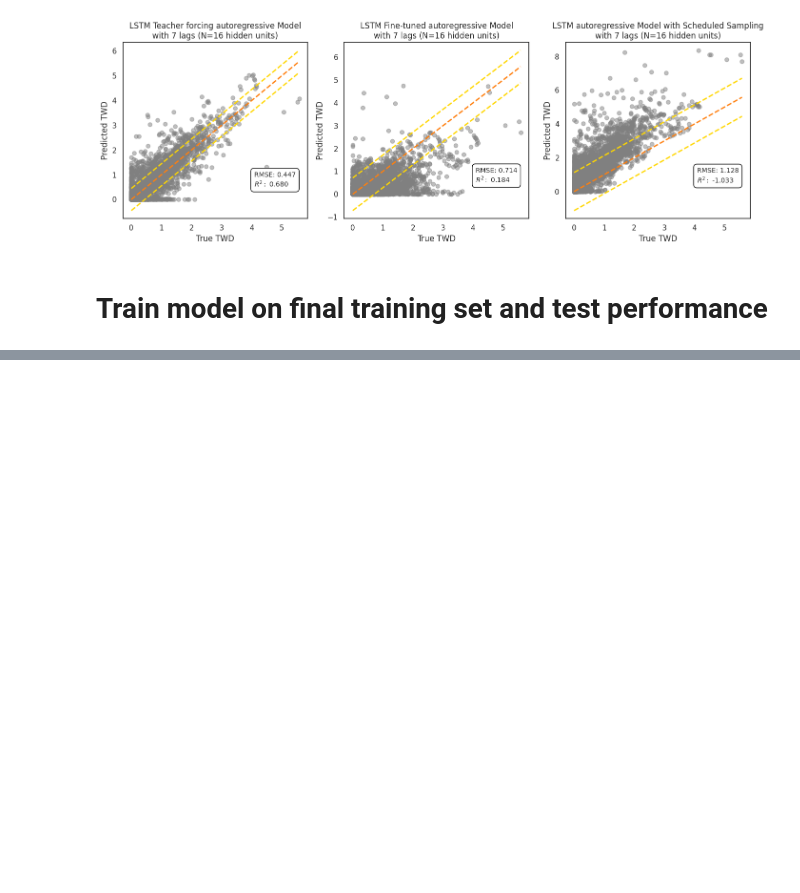
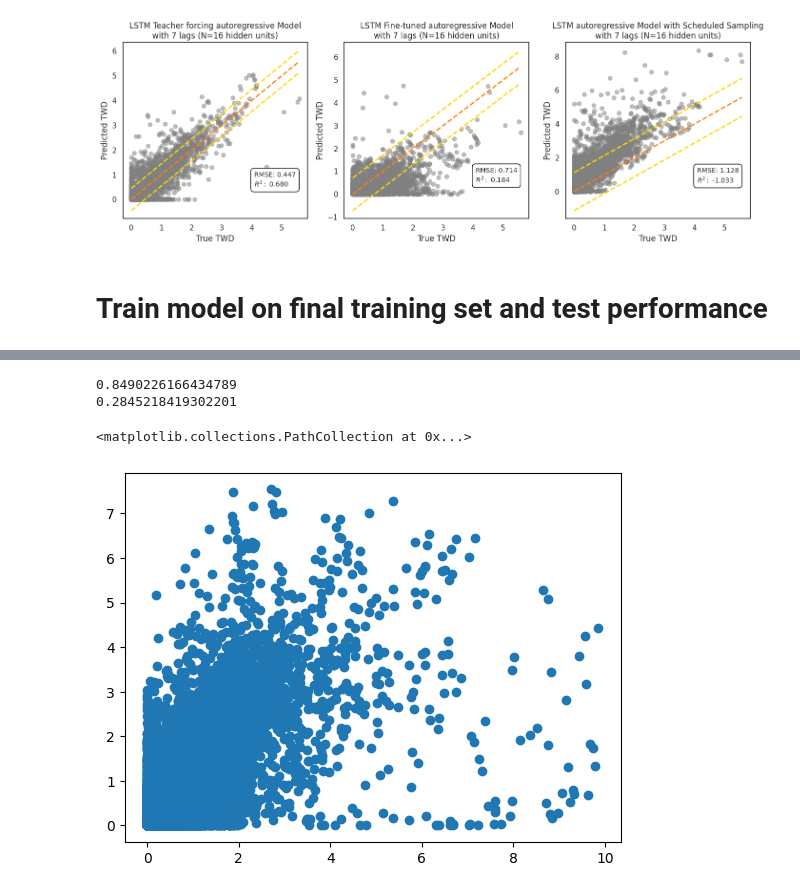
Before and after one commit to PinaColadast/eth-capstone-treewater-deficit, a Jupyter notebook: 03_RNN_models_at_training_7_day.ipynb, the cells around one changed output, grey strips where cells are left out. Cells and saved outputs as stored; diff of their text form; code cells hidden in the pictures; blank space fills up the shorter version.

Commit message:
add final performance for LSTM

```diff
--- a/03_RNN_models_at_training_7_day.ipynb
+++ b/03_RNN_models_at_training_7_day.ipynb
@@ -1069,6 +1059,6 @@ hidden_unit_size = 32
 model_at_final = build_autoregressive_model_lstm(train_X_ts_at, train_day_feat_X_at, train_static_X_ts_at, lag_n, hidden_unit = hidden_unit_size)
 history_at_final = model_at_final.fit(
     train_ds_final_at,
-    epochs=50,
+    epochs=70,
     validation_data=val_ds_final_at,
 )
@@ -1092,0 +1102,14 @@ df_final_test_performance.to_csv(os.path.join(model_performance_path, f"LSTM_at_
+# %%
+# Recursive predictions remain the same
+y_true_1day_final = test_y_final_at.numpy().copy()
+test_y_pred_final_at, test_y_final_at_recursive = utils.compute_recursive_predictions_fast_LSTM(
+    model_at_final, test_df_final_at,
+    feature_window_size=lag_n, label_window_size=1,
+    shift=1, config=config, batch_size=128
+)
+
+# Undo the log transform
+y_pred_1day_final = clip_and_inverse_log2_transform(y_pred_1day_final)
+y_true_1day_final = clip_and_inverse_log2_transform(y_true_1day_final)
+test_y_pred_final_at = clip_and_inverse_log2_transform(test_y_pred_final_at)
+test_y_final_at_recursive = clip_and_inverse_log2_transform(test_y_final_at_recursive)
@@ -1092,0 +1125,13 @@ df_final_test_performance.to_csv(os.path.join(model_performance_path, f"LSTM_at_
+# %%
+rmse_test_at_final = root_mean_squared_error(test_y_final_at_recursive, test_y_pred_final_at)
+r2_test_at_final = r2_score(test_y_final_at_recursive, test_y_pred_final_at)
+
+print(rmse_test_at_final)
+print(r2_test_at_final)
+
+plt.scatter(test_y_final_at_recursive, test_y_pred_final_at)
+# %% [output]
+0.8490226166434789
+0.2845218419302201
+<matplotlib.collections.PathCollection at 0x...>
+[figure, added]
```
Also changed, not shown: parts of 14 cells of this notebook, 3 other files.
